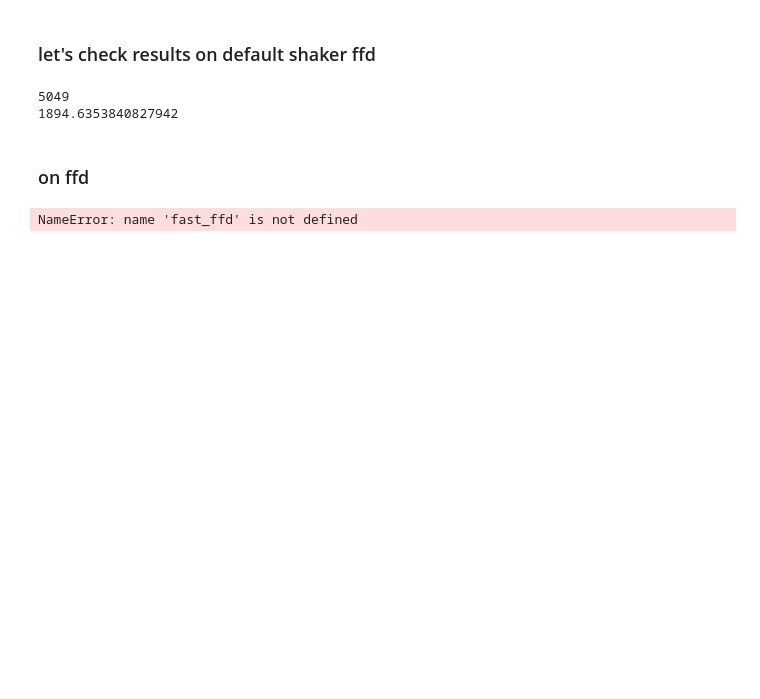
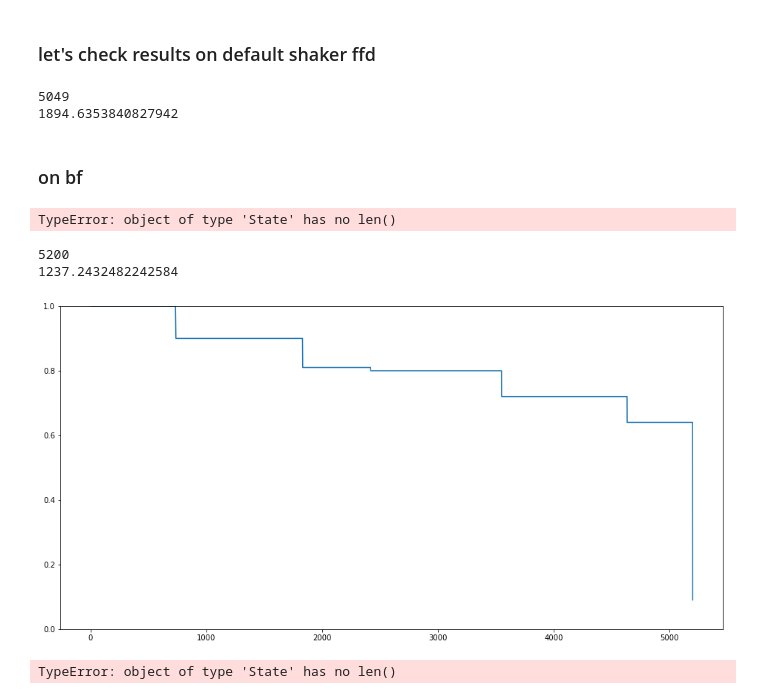
Before and after one commit to sergeyerr/ml2r, a Jupyter notebook: shaker FFD.ipynb, the cells around one changed output. Saved outputs shown, nothing was run; the diff lists cells and outputs as text; code cells hidden in the pictures; blank space fills up the shorter version.

```diff
--- a/shaker FFD.ipynb
+++ b/shaker FFD.ipynb
@@ -221,16 +242,33 @@ print(solution_fast.solution_runtime)
 # %%
 ### runtime of fast ffd really depends on disribution
 # %% [markdown]
-### on ffd
+### on bf
 # %%
 solution_bf = ReadWrite.read_state(f"test_instances/extremes_10k")
 single_type_heuristic(solution_bf, best_fit)
-print(f"{len(solution_bf)}")
-print(solution_ffd.solution_runtime)
+# %% [output]
+TypeError: object of type 'State' has no len()
+# %%
+print(f"{len(solution_bf.bins)}")
+print(solution_bf.solution_runtime)
+# %% [output]
+5200
+1237.2432482242584
+# %%
+density_bf = []
+for binn in solution_bf.bins:
+    density_bf.append((100 - binn.capacity_available()) / 100)
+density_bf = sorted(density_bf, key = lambda x: -x)
+plt.figure(figsize=(16,8))
+plt.ylim(bottom=0)
+
+plt.plot(density_bf);
+# %% [output]
+[figure, added]
 # %%
 solution_ffd = ReadWrite.read_state(f"test_instances/extremes_10k")
-fast_ffd(solution_ffd)
+ffd_fast(solution_ffd)
 print(f"{len(solution_ffd)}")
 print(solution_ffd.solution_runtime)
 # %% [output]
-NameError: name 'fast_ffd' is not defined
+TypeError: object of type 'State' has no len()
```
Also changed, not shown: parts of 4 cells of this notebook.
